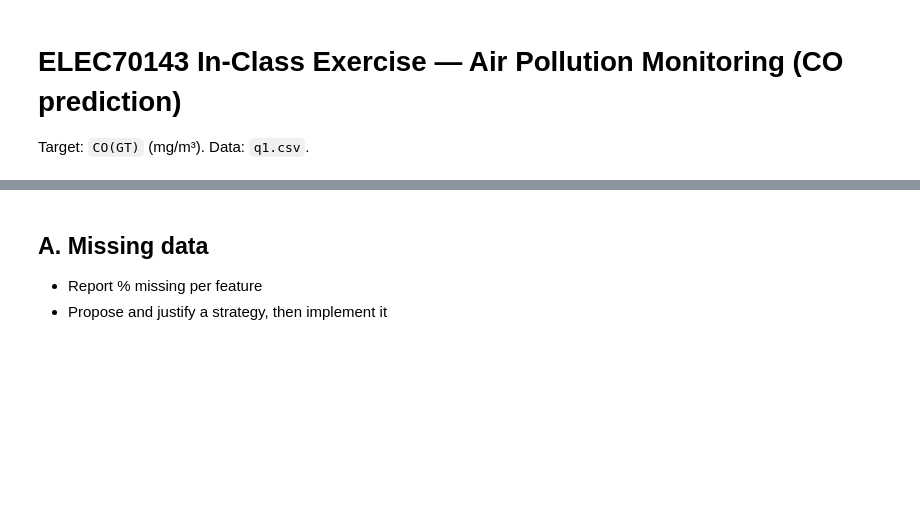
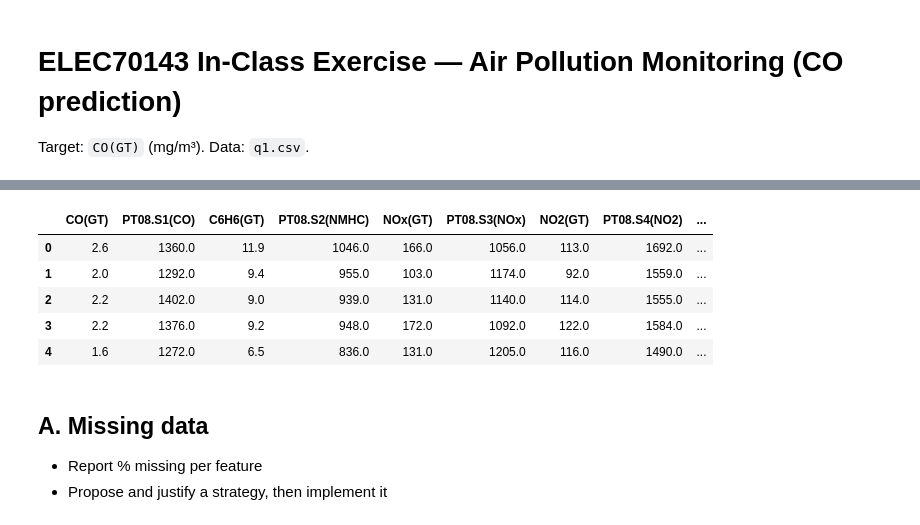
Before and after one commit to YidingWang05/ml_inclass_exercise, a Jupyter notebook: co_lab.ipynb, the cells around one changed output, grey strips where cells are left out. Drawn from its saved outputs; the diff is of its cells as text; code cells hidden in the pictures; blank space fills up the shorter version.

```diff
--- a/co_lab.ipynb
+++ b/co_lab.ipynb
@@ -18,24 +25,43 @@ from sklearn.metrics import r2_score, mean_absolute_error, mean_squared_error
 RANDOM_STATE = 42
 TARGET = "CO(GT)"
 # %%
-df = pd.read_csv("q1.csv")
+from pathlib import Path
+
+# Find the shared project data from the project folder or a subfolder.
+DATA_PATH = next(
+    (root / "data" / "q1.csv" for root in (Path.cwd(), *Path.cwd().parents)
+     if (root / "data" / "q1.csv").is_file()),
+    None,
+)
+if DATA_PATH is None:
+    raise FileNotFoundError(
+        "Cannot find data/q1.csv. Open this notebook from the project folder."
+    )
+df = pd.read_csv(DATA_PATH)
 FEATURES = [c for c in df.columns if c != TARGET]
 
 SENSOR_COST = {
     "PT08.S1(CO)": 1000,
     "PT08.S2(NMHC)": 800,
     "PT08.S3(NOx)": 700,
     "PT08.S4(NO2)": 700,
     "PT08.S5(O3)": 900,
     "T": 150,
     "RH": 150,
     "AH": 200,
     "NOx(GT)": 1800,
     "NO2(GT)": 1800,
     "C6H6(GT)": 2500,
 }
 
 df.head()
+# %% [output]
+|  | CO(GT) | PT08.S1(CO) | C6H6(GT) | PT08.S2(NMHC) | NOx(GT) | PT08.S3(NOx) | NO2(GT) | PT08.S4(NO2) | ... |
+| 0 | 2.6 | 1360.0 | 11.9 | 1046.0 | 166.0 | 1056.0 | 113.0 | 1692.0 | ... |
+| 1 | 2.0 | 1292.0 | 9.4 | 955.0 | 103.0 | 1174.0 | 92.0 | 1559.0 | ... |
+| 2 | 2.2 | 1402.0 | 9.0 | 939.0 | 131.0 | 1140.0 | 114.0 | 1555.0 | ... |
+| 3 | 2.2 | 1376.0 | 9.2 | 948.0 | 172.0 | 1092.0 | 122.0 | 1584.0 | ... |
+| 4 | 1.6 | 1272.0 | 6.5 | 836.0 | 131.0 | 1205.0 | 116.0 | 1490.0 | ... |
 # %% [markdown]
 ## A. Missing data
 
```
Also changed, not shown: parts of 2 cells of this notebook, 4 other files.
